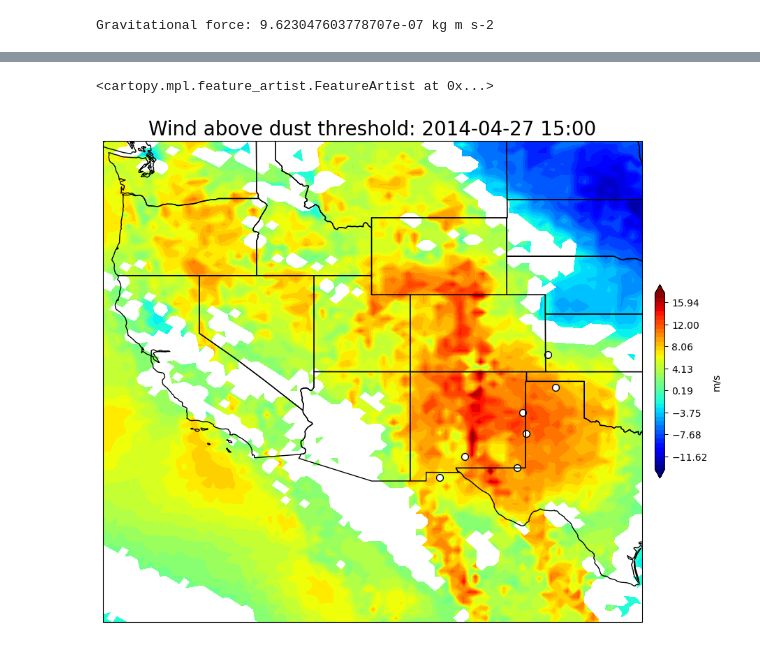
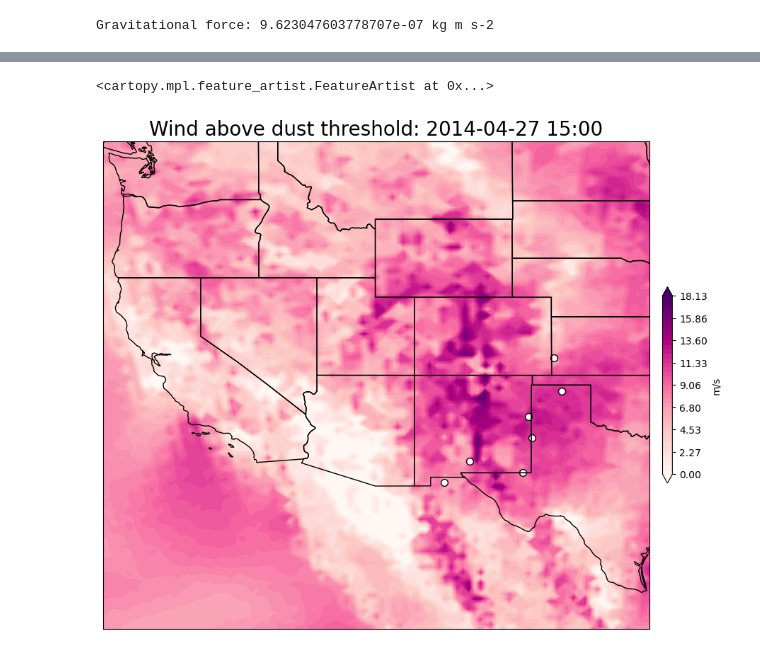
Before and after one commit to jesseturner/Dust_Plumes, a Jupyter notebook: Case_Study.ipynb, the cells around one changed output, grey strips where cells are left out. Cells and saved outputs as stored; diff of their text form; code cells hidden in the pictures.

```diff
--- a/Case_Study.ipynb
+++ b/Case_Study.ipynb
@@ -253,12 +253,14 @@ Gravitational force: 9.623047603778707e-07 kg m s-2
 #--- Shear velocity
 #u_star = A_ft * np.sqrt(((rho_p-rho_a)/rho_a)*g*D_p)
 u_ds = xr.open_dataset('uwnd.10m.2014.nc')
+v_ds = xr.open_dataset('vwnd.10m.2014.nc')
 dt = datetime(2014, 4, 27, 15, 0, 0, 0)
 x=slice(3000000, 9000000)
 y=slice(0, 6000000)
 
 u_ds_sel = u_ds.sel(time=dt, x=x, y=y)
-u_star = u_ds_sel.uwnd.values
+v_ds_sel = v_ds.sel(time=dt, x=x, y=y)
+u_star = np.sqrt(u_ds_sel.uwnd.values**2+v_ds_sel.vwnd.values**2)
 # %%
 #--- Drag force
 K_d = 10 # unitless | coefficient
@@ -293,2 +294,3 @@ F_ip = 1e-5
 # %%
-u = u_ds_sel.uwnd.where(F_d > (F_g - F_l) + F_ip)
+lifted = F_d > (F_g - F_l) + F_ip
+u_star[~lifted] = 0
@@ -295,25 +313,22 @@ u = u_ds_sel.uwnd.where(F_d > (F_g - F_l) + F_ip)
 # %%
-#--- Particles can be entrained by the flow where:
-u = u_ds_sel.uwnd.where(F_d > (F_g - F_l) + F_ip)
-
 projection=ccrs.PlateCarree()
 fig,ax=plt.subplots(1, figsize=(12,12),subplot_kw={'projection': projection})
-cmap = plt.cm.jet
-levels = np.linspace(np.min(u), np.max(u), 41)
+cmap = plt.cm.RdPu
+levels = np.linspace(np.min(u_star), np.max(u_star), 41)
 
 ax.set_extent([-125, -97, 24, 49], crs=ccrs.PlateCarree())
 
-z=ax.contourf(u_ds_sel.lon, u_ds_sel.lat, u, cmap=cmap, levels=levels, extend='both')
+z=ax.contourf(u_ds_sel.lon, u_ds_sel.lat, u_star, cmap=cmap, levels=levels, extend='both')
 clb=plt.colorbar(z, shrink=0.3, pad=0.02, ax=ax)
 
 dust=ax.scatter(df_case.longitude, df_case.latitude, c='white', edgecolors='black', s=50)
 
 formatted_dt = dt.strftime('%Y-%m-%d %H:%M')
 ax.set_title('Wind above dust threshold: '+formatted_dt, size=20)
 clb.set_label('m/s')
 
 
 ax.add_feature(cfeature.STATES)
 # %% [output]
 <cartopy.mpl.feature_artist.FeatureArtist at 0x...>
-[figure, old version]
+[figure, new version]
```
Also changed, not shown: parts of 3 cells of this notebook.
